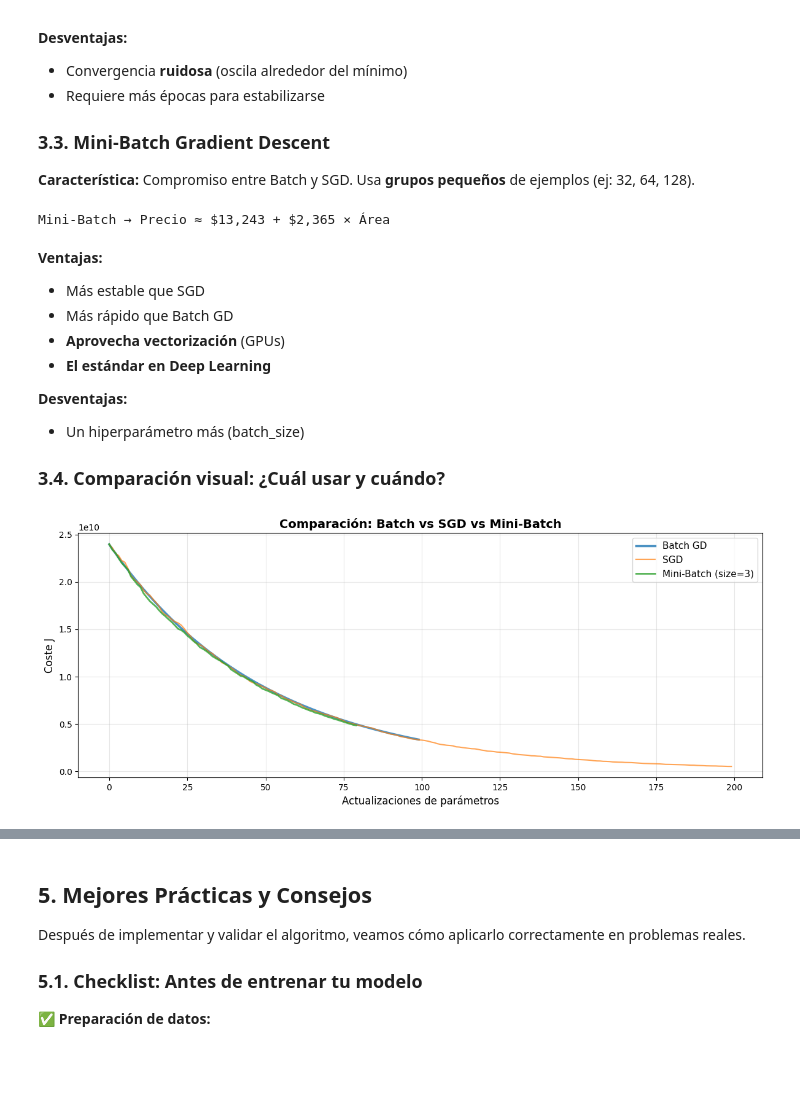
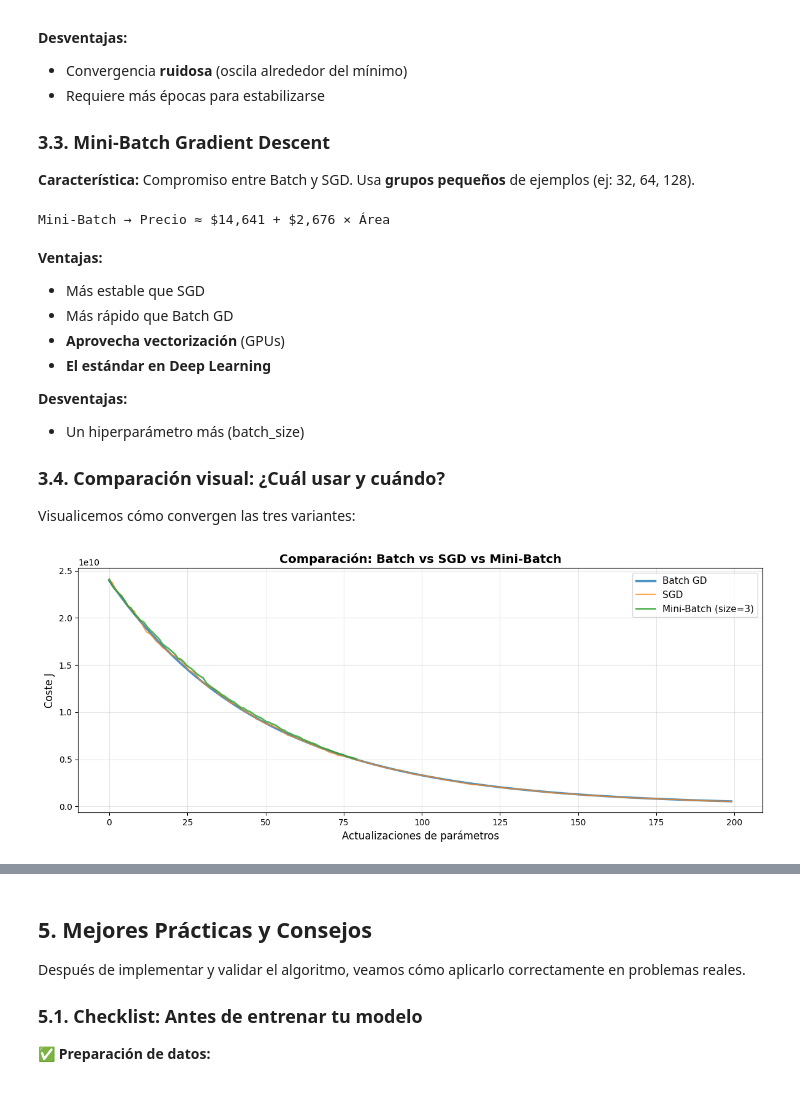
Before and after one commit to financieras/articulos, a Jupyter notebook: gradient_descent_part2_New_Approach.ipynb, the cells around one changed output, grey strips where cells are left out. Drawn from its saved outputs; the diff is of its cells as text; code cells hidden in the pictures.

```diff
--- a/gradient_descent_part2_New_Approach.ipynb
+++ b/gradient_descent_part2_New_Approach.ipynb
@@ -328,7 +347,7 @@ SGD → Precio ≈ $10,318 + $2,778 × Área
 
 **Característica:** Compromiso entre Batch y SGD. Usa **grupos pequeños** de ejemplos (ej: 32, 64, 128).
 # %%
-def minibatch_gd(X_b, y, alpha=0.01, n_epochs=50, batch_size=32):
+def minibatch_gd(X_b, y, alpha=0.01, n_epochs=50, batch_size=3):
     m = len(y)
     w = np.zeros(2)
 
@@ -348,7 +367,7 @@ def minibatch_gd(X_b, y, alpha=0.01, n_epochs=50, batch_size=32):
     return w
 
 # Entrenar con batch_size = 3 (30% de los datos)
-w_mb = minibatch_gd(X_b, precio, alpha=0.01, n_epochs=50, batch_size=3)
+w_mb = minibatch_gd(X_b, precio, alpha=0.01, n_epochs=100, batch_size=3)
 
 # Desnormalizar
 w1_mb = w_mb[1] / sigma
@@ -356,7 +375,7 @@ w0_mb = w_mb[0] - w1_mb * mu
 
 print(f"Mini-Batch → Precio ≈ ${w0_mb:,.0f} + ${w1_mb:,.0f} × Área")
 # %% [output]
-Mini-Batch → Precio ≈ $13,243 + $2,365 × Área
+Mini-Batch → Precio ≈ $14,641 + $2,676 × Área
 # %% [markdown]
 **Ventajas:**
 - Más estable que SGD
@@ -368,16 +387,17 @@ Mini-Batch → Precio ≈ $13,243 + $2,365 × Área
 - Un hiperparámetro más (batch_size)
 
 ### **3.4. Comparación visual: ¿Cuál usar y cuándo?**
+
+Visualicemos cómo convergen las tres variantes:
 # %%
-# Entrenar las 3 variantes guardando historial
-def track_cost(X_b, y, w):
-    """Calcula el coste para monitorear convergencia"""
+# Función auxiliar para calcular coste
+def compute_cost(X_b, y, w):
     m = len(y)
     error = X_b @ w - y
     return (1/(2*m)) * np.sum(error**2)
 
 # Batch GD con tracking
-def batch_gd_track(X_b, y, alpha=0.01, n_iter=100):
+def batch_gd_track(X_b, y, alpha=0.01, n_iter=200):
     m = len(y)
     w = np.zeros(2)
     costs = []
@@ -385,7 +405,7 @@ def batch_gd_track(X_b, y, alpha=0.01, n_iter=100):
     for i in range(n_iter):
         gradient = (1/m) * X_b.T @ (X_b @ w - y)
         w = w - alpha * gradient
-        costs.append(track_cost(X_b, y, w))
+        costs.append(compute_cost(X_b, y, w))
 
     return w, costs
 
@@ -402,7 +422,7 @@ def sgd_track(X_b, y, alpha=0.01, n_epochs=20):
             yi = y[i:i+1]
             gradient = xi.T @ (xi @ w - yi)
             w = w - alpha * gradient
-            costs.append(track_cost(X_b, y, w))  # Coste después de cada ejemplo
+            costs.append(compute_cost(X_b, y, w))
 
     return w, costs
 
@@ -414,35 +434,35 @@ def minibatch_track(X_b, y, alpha=0.01, n_epochs=20, batch_size=3):
 
     for epoch in range(n_epochs):
         indices = np.random.permutation(m)
         for i in range(0, m, batch_size):
             batch_indices = indices[i:i+batch_size]
             X_batch = X_b[batch_indices]
             y_batch = y[batch_indices]
             gradient = (1/len(batch_indices)) * X_batch.T @ (X_batch @ w - y_batch)
             w = w - alpha * gradient
-            costs.append(track_cost(X_b, y, w))
+            costs.append(compute_cost(X_b, y, w))
 
     return w, costs
 
-# Entrenar
-w_batch, costs_batch = batch_gd_track(X_b, precio, alpha=0.01, n_iter=100)
+# Entrenar las tres variantes
+w_batch, costs_batch = batch_gd_track(X_b, precio, alpha=0.01, n_iter=200)
 w_sgd, costs_sgd = sgd_track(X_b, precio, alpha=0.01, n_epochs=20)
 w_mb, costs_mb = minibatch_track(X_b, precio, alpha=0.01, n_epochs=20, batch_size=3)
 
 # Visualización comparativa
 plt.figure(figsize=(12, 5))
 
 plt.plot(costs_batch, label='Batch GD', linewidth=2.5, alpha=0.8)
 plt.plot(costs_sgd, label='SGD', linewidth=1.5, alpha=0.7)
 plt.plot(costs_mb, label='Mini-Batch (size=3)', linewidth=2, alpha=0.8)
 
 plt.xlabel('Actualizaciones de parámetros', fontsize=12)
 plt.ylabel('Coste J', fontsize=12)
 plt.title('Comparación: Batch vs SGD vs Mini-Batch', fontsize=14, fontweight='bold')
 plt.legend(fontsize=11)
 plt.grid(alpha=0.3)
 plt.tight_layout()
 plt.show()
 # %% [output]
-[figure, old version]
+[figure, new version]
 # %% [markdown]
```
Also changed, not shown: parts of 17 cells of this notebook.
